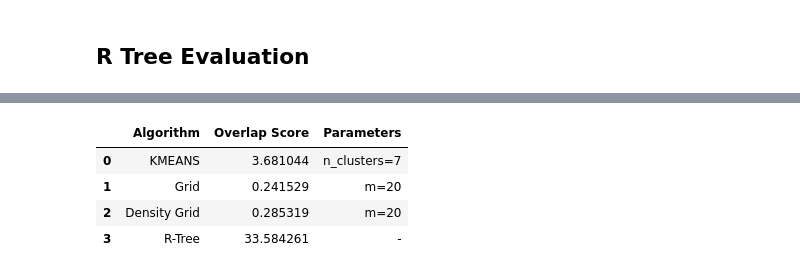
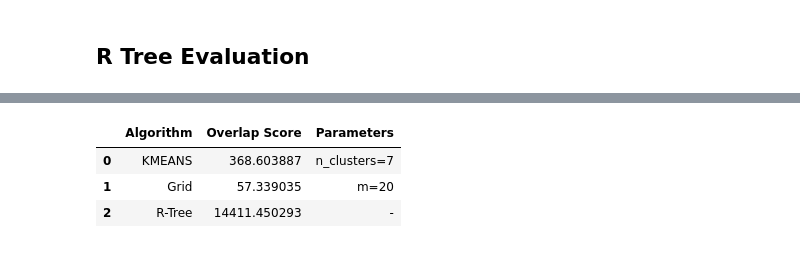
Before and after one commit to KostasSpyropoylos/thesis, a Jupyter notebook: comparison.ipynb, the cells around one changed output, grey strips where cells are left out. Saved outputs shown, nothing was run; the diff lists cells and outputs as text; code cells hidden in the pictures.

```diff
--- a/comparison.ipynb
+++ b/comparison.ipynb
@@ -16,9 +16,12 @@ from structures.r_tree_analyzer import RTreeSpatialAnalyzer
 
 import matplotlib.pyplot as plt
 # %%
-csv_data = pd.read_csv("datasets/points.csv")
-latitudes = csv_data["normLatitude"]
-longitudes = csv_data["normLongitude"]
+csv_data = pd.read_csv("datasets/skewed_coords.csv")
+# latitudes = csv_data["latitude"]
+# longitudes = csv_data["longitude"]
+latitudes = csv_data["latitude"]
+longitudes = csv_data["longitude"]
+
 maxLatitude = latitudes.max()
 minLatitude = latitudes.min()
 minLatitude = math.floor(minLatitude)
@@ -32,7 +35,7 @@ minLongtitude = math.floor(minLongtitude)
 
 points_array = np.column_stack((longitudes, latitudes))
 # initiate KMEANS
-kmeans_data = csv_data[["normLatitude", "normLongitude"]].to_numpy()
+kmeans_data = csv_data[["latitude", "longitude"]].to_numpy()
 # %% [markdown]
 ## KMEANS Evaluation
 # %%
@@ -49,7 +52,7 @@ grid = Grid(
         xmin=minLongtitude, ymin=minLatitude, xmax=maxLongitude, ymax=maxLatitude, m=20
     )
     # assign points to grid
-grid.fit(zip(csv_data["normLongitude"], csv_data["normLatitude"]))
+grid.fit(zip(csv_data["longitude"], csv_data["latitude"]))
 
 print(f"Grid Score: {grid.compute_grid_overlap()}")
 # %% [output]
@@ -70,7 +73,7 @@ Density Grid: 0.28531906827524106
 # %%
 csv_file_path = "./datasets/skewed_coords.csv"
 analyzer = RTreeSpatialAnalyzer()
-if analyzer.load_data_from_csv(csv_file_path):
+if analyzer.load_data_from_csv(csv_file_path,required_cols=['latitude','longitude']):
     total_overlap = analyzer.compute_overlap()
     print(f"Total computed overlap area among circles: {total_overlap:.2f}")
     # analyzer.visualize()
@@ -88,38 +93,37 @@ analyzer.visualize()
 # %%
 kmeans_overlap = overlap_score
 grid_overlap = grid.compute_grid_overlap()
-density_grid_overlap = density_grid.compute_grid_overlap()
+# density_grid_overlap = density_grid.compute_grid_overlap()
 r_tree_overlap = total_overlap
 
 algorithm_details = [
     {
         "Algorithm": "KMEANS",
         "Overlap Score": kmeans_overlap,
         "Parameters": "n_clusters=7"
     },
     {
         "Algorithm": "Grid",
         "Overlap Score": grid_overlap,
         "Parameters": "m=20"
     },
-    {
-        "Algorithm": "Density Grid",
-        "Overlap Score": density_grid_overlap,
-        "Parameters": "m=20"
-    },
+    # {
+    #     "Algorithm": "Density Grid",
+    #     "Overlap Score": density_grid_overlap,
+    #     "Parameters": "m=20"
+    # },
     {
         "Algorithm": "R-Tree",
         "Overlap Score": r_tree_overlap,
         "Parameters": "-"
     }
 ]
 
 import pandas as pd
 comparison_df = pd.DataFrame(algorithm_details)
 display(comparison_df)
 # %% [output]
 |  | Algorithm | Overlap Score | Parameters |
-| 0 | KMEANS | 3.681044 | n_clusters=7 |
-| 1 | Grid | 0.241529 | m=20 |
-| 2 | Density Grid | 0.285319 | m=20 |
-| 3 | R-Tree | 33.584261 | - |
+| 0 | KMEANS | 368.603887 | n_clusters=7 |
+| 1 | Grid | 57.339035 | m=20 |
+| 2 | R-Tree | 14411.450293 | - |
```
Also changed, not shown: parts of 6 cells of this notebook, 1 other file.
